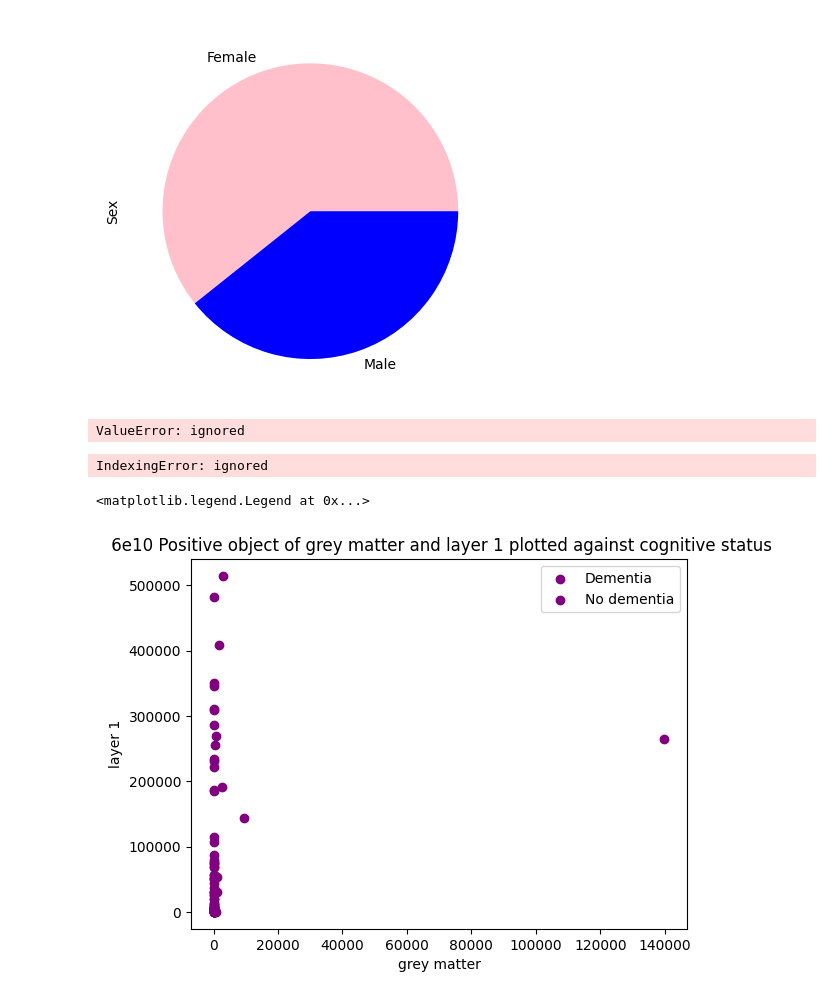
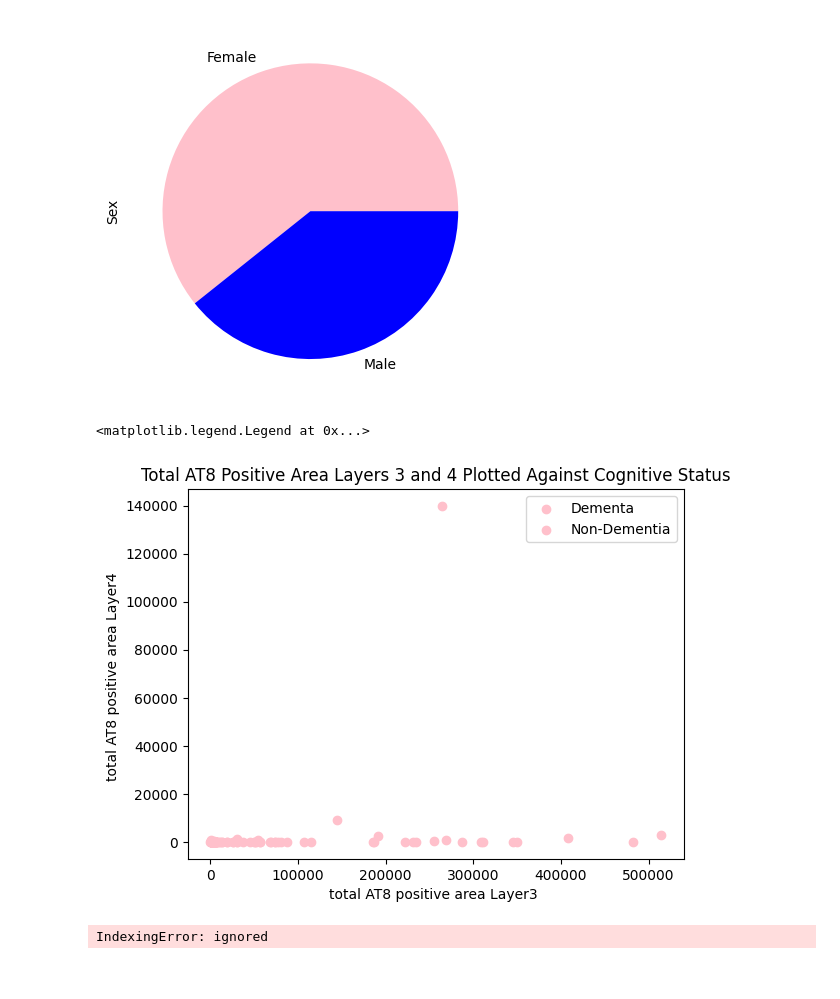
Before and after one commit to zoyaholin/Neur265HOLIN, a Jupyter notebook: Copy_of_Final_Project.ipynb, the cells around one changed output. Cells and saved outputs as stored; diff of their text form; code cells hidden in the pictures.

```diff
--- a/Copy_of_Final_Project.ipynb
+++ b/Copy_of_Final_Project.ipynb
@@ -78,21 +78,22 @@ plt.show()
 # %% [output]
 [figure]
 # %%
-#scatter
+#scatter of AT8 layer 3/4
 alz_combined_length=len(alz_combined)
 
 for i in range(alz_combined_length):
-  if alz_combined.iloc[:,2] == 'Dementia':
-    plt.scatter(alz_combined.iloc [i,3,], alz_combined.iloc [i,4], color = "blue")
+  if alz_combined.iloc[i,3] == 'Dementia':
+    plt.scatter(alz_combined.iloc [i,4], alz_combined.iloc [i,5], color = "blue")
   else:
-    plt.scatter(alz_combined.iloc [i,3,], alz_combined.iloc [i,4], color = "red")
+    plt.scatter(alz_combined.iloc [i,4], alz_combined.iloc [i,5], color = "pink")
     plt.xlabel('total AT8 positive area Layer3 ')
     plt.ylabel('total AT8 positive area Layer4 ')
     plt.title('Total AT8 Positive Area Layers 3 and 4 Plotted Against Cognitive Status')
 
 plt.legend(['Dementa','Non-Dementia'])
 # %% [output]
-ValueError: ignored
+<matplotlib.legend.Legend at 0x...>
+[figure, added]
 # %%
 #Plotting scatter plot for total AT8 positive area_Layer3 and total AT8 positive area_Layer4
 alz_path=len(cog_status)
@@ -108,19 +109,3 @@ for i in range(alz_path):
   plt.show()
 # %% [output]
 IndexingError: ignored
-# %%
-alz_combinedset_length = len(alz_combined)
-
-for i in range(alz_combinedset_length):
-  if alz_combined.iloc[i,-1] == 'Dementia':
-    plt.scatter(alz_combined.iloc[i,-2],alz_combined.iloc[i,-3],color = "hotpink")
-  else:
-    plt.scatter(alz_combined.iloc[i,-2],alz_combined.iloc[i,-3],color = "purple")
-    plt.xlabel('grey matter')
-    plt.ylabel('layer 1')
-    plt.title(' 6e10 Positive object of grey matter and layer 1 plotted against cognitive status')
-
-plt.legend(['Dementia', 'No dementia'])
-# %% [output]
-<matplotlib.legend.Legend at 0x...>
-[figure, removed]
```
